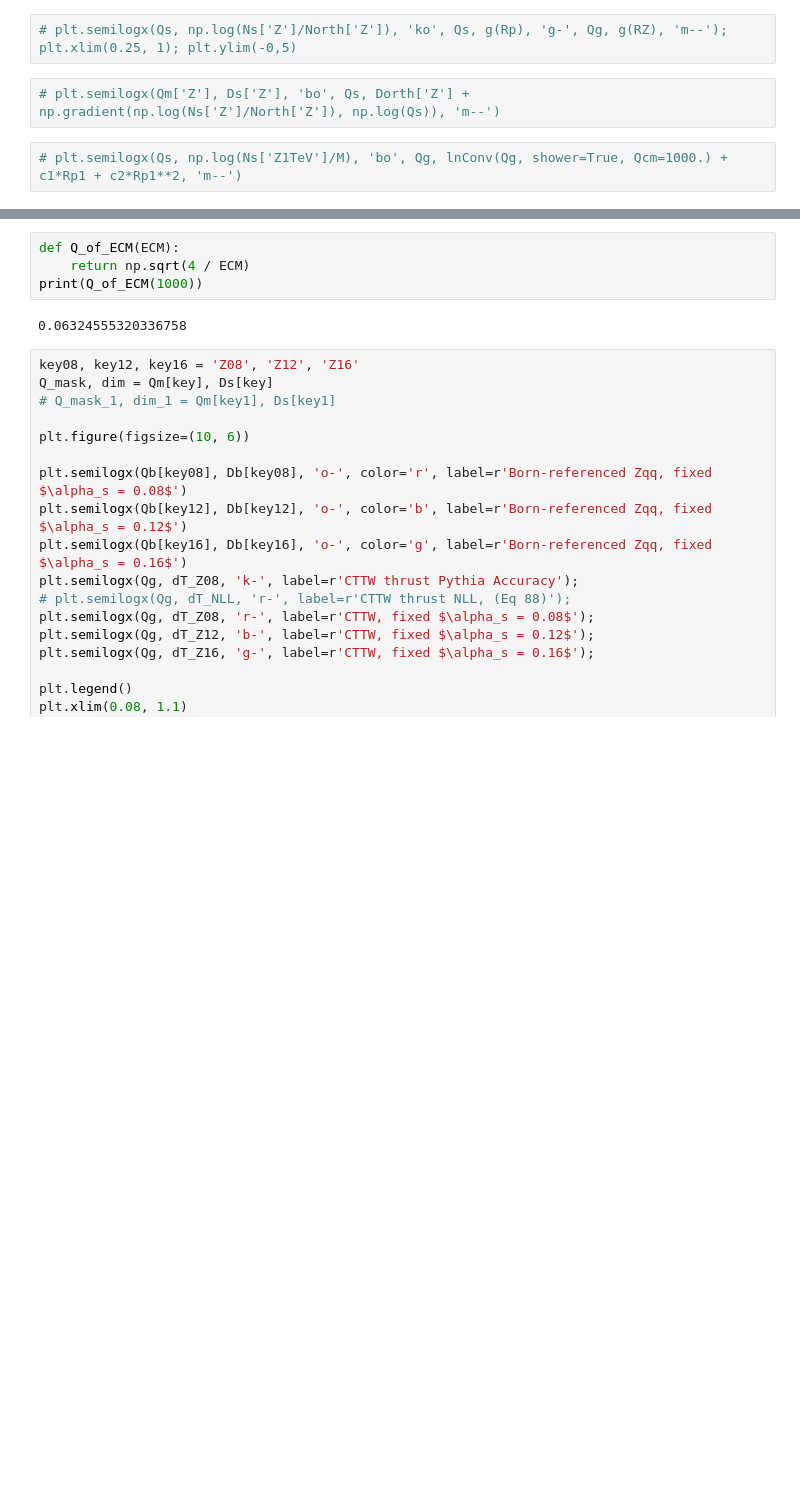
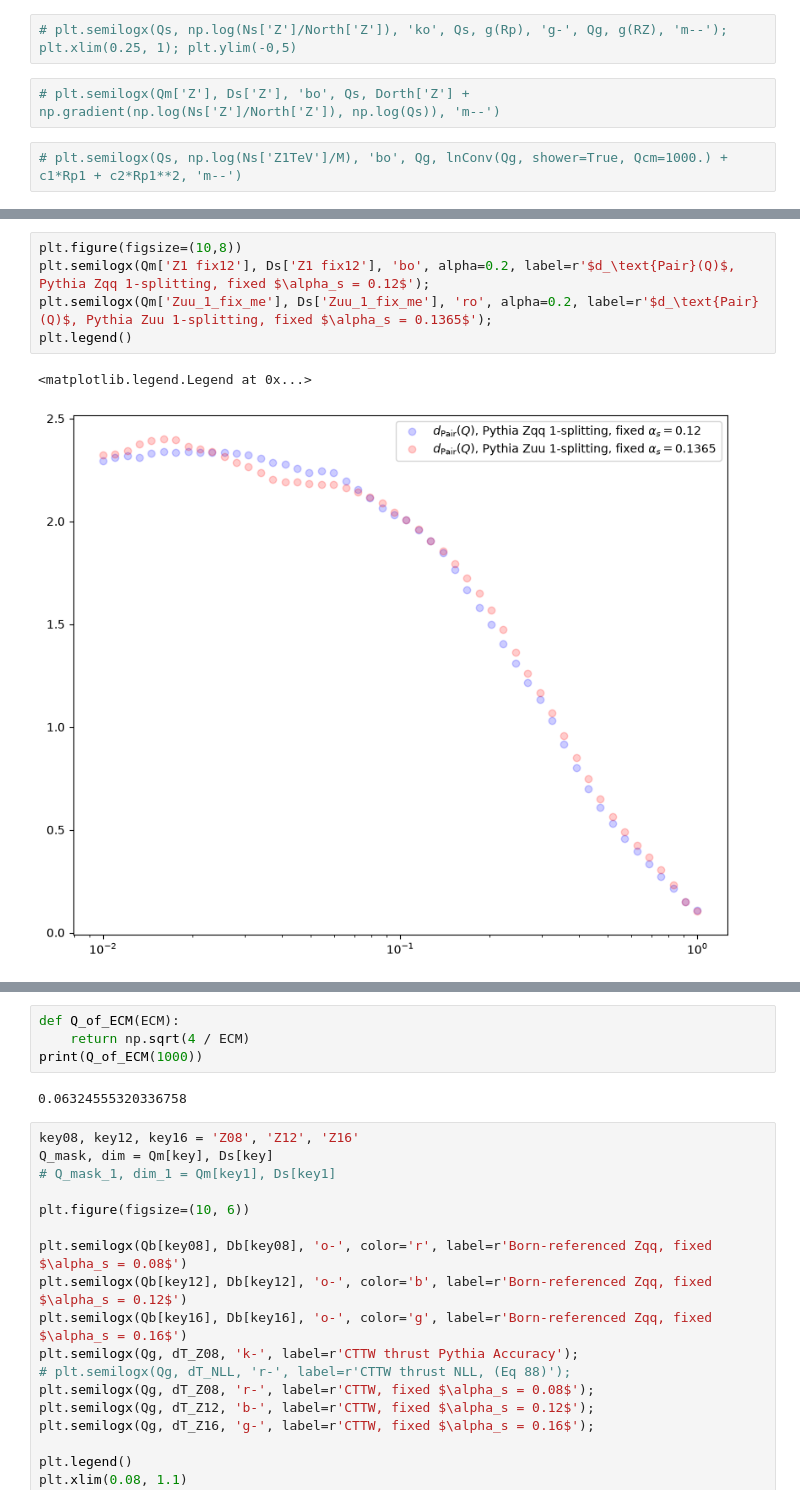
Before and after one commit to ykahn/Jet-Scaling-Laws, a Jupyter notebook: StevensCode/Pythia_EFP_NTK.ipynb, the cells around one changed output, grey strips where cells are left out. Drawn from its saved outputs; the diff is of its cells as text; blank space fills up the shorter version.

```diff
--- a/StevensCode/Pythia_EFP_NTK.ipynb
+++ b/StevensCode/Pythia_EFP_NTK.ipynb
@@ -993,0 +1039,8 @@ plt.ylim(0, 5)
+# %%
+plt.figure(figsize=(10,8))
+plt.semilogx(Qm['Z1 fix12'], Ds['Z1 fix12'], 'bo', alpha=0.2, label=r'$d_\text{Pair}(Q)$, Pythia Zqq 1-splitting, fixed $\alpha_s = 0.12$');
+plt.semilogx(Qm['Zuu_1_fix_me'], Ds['Zuu_1_fix_me'], 'ro', alpha=0.2, label=r'$d_\text{Pair}(Q)$, Pythia Zuu 1-splitting, fixed $\alpha_s = 0.1365$');
+plt.legend()
+# %% [output]
+<matplotlib.legend.Legend at 0x...>
+[figure, added]
```
Also changed, not shown: parts of 15 cells of this notebook, 1 other file.
